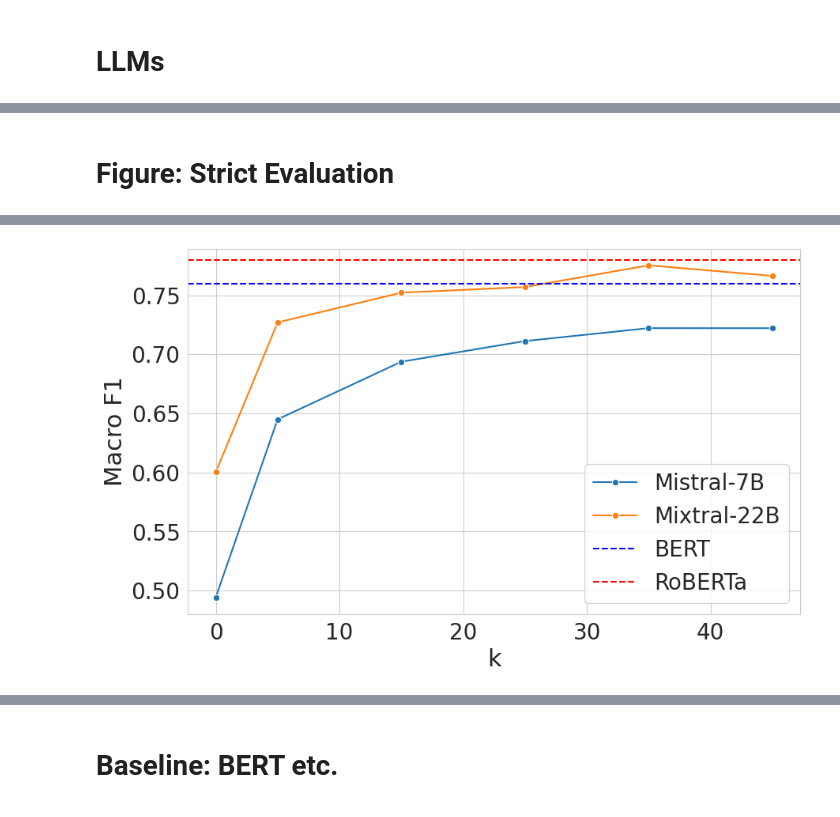
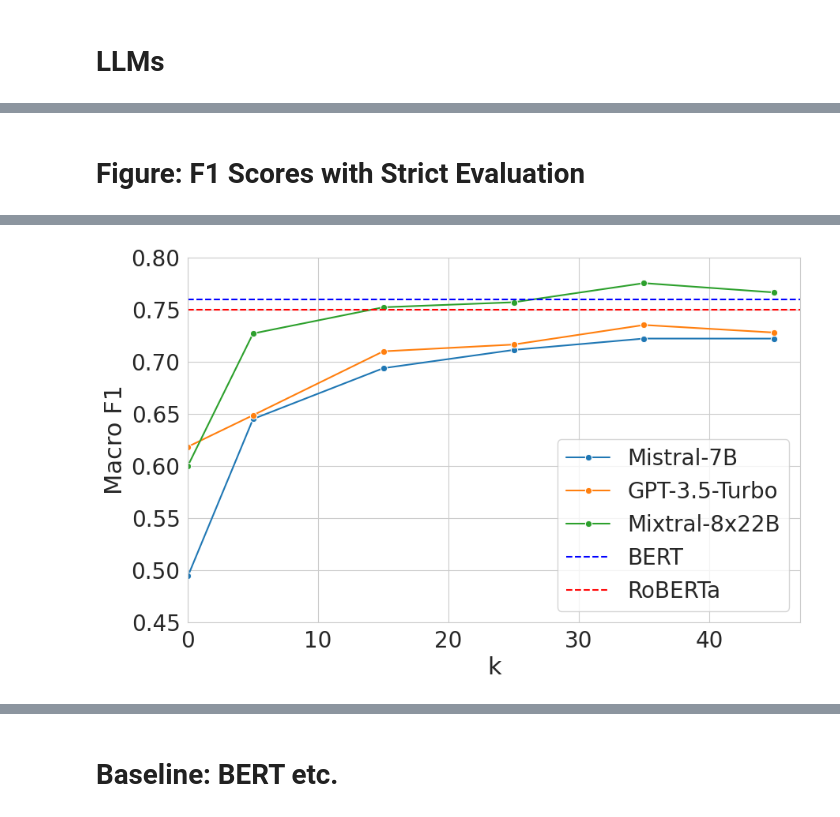
Before and after one commit to progsi/YTUnCoverLLM, a Jupyter notebook: notebooks/reddit_results.ipynb, the cells around one changed output, grey strips where cells are left out. Drawn from its saved outputs; the diff is of its cells as text; code cells hidden in the pictures.

```diff
--- a/notebooks/reddit_results.ipynb
+++ b/notebooks/reddit_results.ipynb
@@ -70,5 +70,6 @@ def aggregated_results_llm(
                                 results[metric][schema][ent_type][model][k].append(predictions[key])
     return results
 
-agg_results = aggregated_results_llm("../output/rand_sampling")
+results_rand = aggregated_results_llm("../output/rand_sampling")
+results_tfidf = aggregated_results_llm("../output/tfidf_sampling")
 # %% [output]
@@ -111,5 +112,5 @@ def results_to_dataframe(aggregated_results, metric, agg_func='mean'):
                         data.append([schema, ent_type, model, k_shot, agg_value])
 
     df = pd.DataFrame(data, columns=['Schema', 'Entity Type', 'Model', 'k', 'Value'])
-    df.Model = df.Model.str.replace("mistral", "Mistral-7B").str.replace("mixtral", "Mixtral-22B").str.replace("gpt-3.5-turbo-0125", "GPT-3.5-Turbo")
+    df.Model = df.Model.str.replace("mistral", "Mistral-7B").str.replace("mixtral", "Mixtral-8x22B").str.replace("gpt-3.5-turbo-0125", "GPT-3.5-Turbo")
     return df.set_index(["Schema", "Entity Type", "Model", "k"])
@@ -192,11 +164,11 @@ exact        0.776744  0.729258  0.752252        167           18          0
 # %% [markdown]
-# Figure: Strict Evaluation
+# Figure: F1 Scores with Strict Evaluation
 # %%
 import seaborn as sns
 import matplotlib.pyplot as plt
 
 sns.set_style("whitegrid")
-df_results = results_to_dataframe(agg_results, "f1_macro", "mean")
+df_results = results_to_dataframe(results_rand, "f1_macro", "mean")
 df_results = df_results[df_results.index.get_level_values('Model') != 'llama3']
 
 df_plot = df_results.loc["strict"].loc["overall"]
@@ -208,7 +180,7 @@ plt.figure(figsize=(10, 6))
 sns.lineplot(data=df_plot, x='k', y='Value', hue='Model', marker='o')
 
 # Add horizontal lines at specific values (e.g., 0.75 and 0.78)
-f1_scores = [0.76, 0.78]
+f1_scores = [0.76, 0.75]
 colors = ['b', 'r']  # Colors for the lines
 baselines = ["BERT", "RoBERTa"]
 
@@ -226,7 +198,9 @@ plt.legend(handles=handles, title='Model')
 #plt.title('Values by k and Model')
 plt.xlabel('k', fontsize=22)
 plt.ylabel('Macro F1', fontsize=22)
+plt.xlim((0,47))
+plt.ylim((0.45,0.8))
 plt.legend(fontsize=20)
-plt.savefig("../figures/strict_overall.pdf")
+plt.savefig("../figures/rand_strict_overall.pdf")
 plt.show()
 # %% [output]
@@ -236,4 +210,4 @@ plt.show()
-[figure, old version]
+[figure, new version]
 # %%
 
 import seaborn as sns
```
Also changed, not shown: parts of 15 cells of this notebook, 9 other files.
